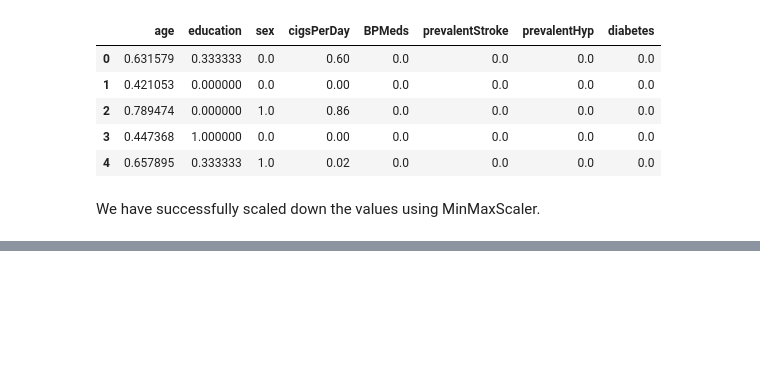
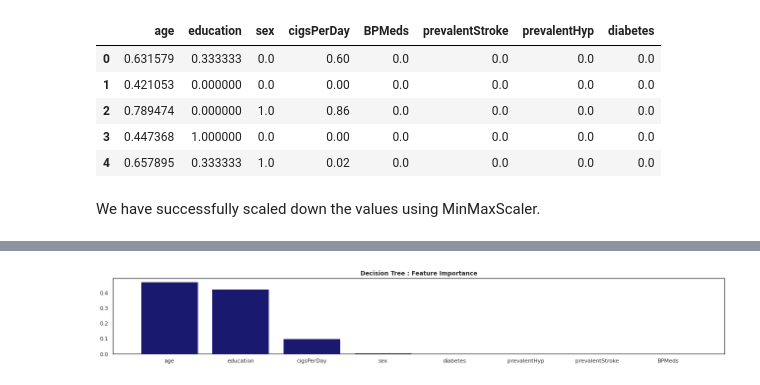
Before and after one commit to AkshayAI007/Cardiovascular-disease-risk-prediction-using-Machine-learning, a Jupyter notebook: Predicting_Cardiovascular_disease_risk_using_Machine_learning.ipynb, the cells around one changed output, grey strips where cells are left out. Cells and saved outputs as stored; diff of their text form; code cells hidden in the pictures; blank space fills up the shorter version.

```diff
--- a/Predicting_Cardiovascular_disease_risk_using_Machine_learning.ipynb
+++ b/Predicting_Cardiovascular_disease_risk_using_Machine_learning.ipynb
@@ -827,0 +1017,13 @@ We have successfully scaled down the values using MinMaxScaler.
+# %%
+#Plotting feature importance for Decision Tree model
+importance = np.abs(dtg.best_estimator_.feature_importances_)
+index = np.argsort(importance)
+index = index[::-1]
+plt.figure(figsize=(18,3))
+plt.bar(range(len(index)), importance[index], color = 'midnightblue')
+plt.xticks(range(len(index)),[independent_variables[i] for i in index])
+plt.title('Decision Tree : Feature Importance', weight =  'bold')
+plt.tight_layout()
+plt.show()
+# %% [output]
+[figure, added]
```
Also changed, not shown: parts of 45 cells of this notebook.
